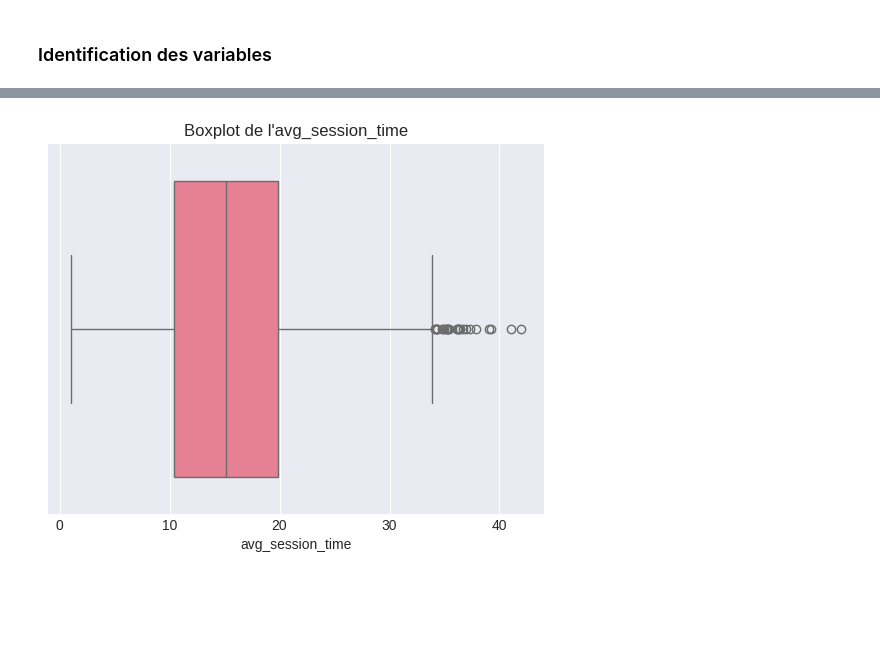
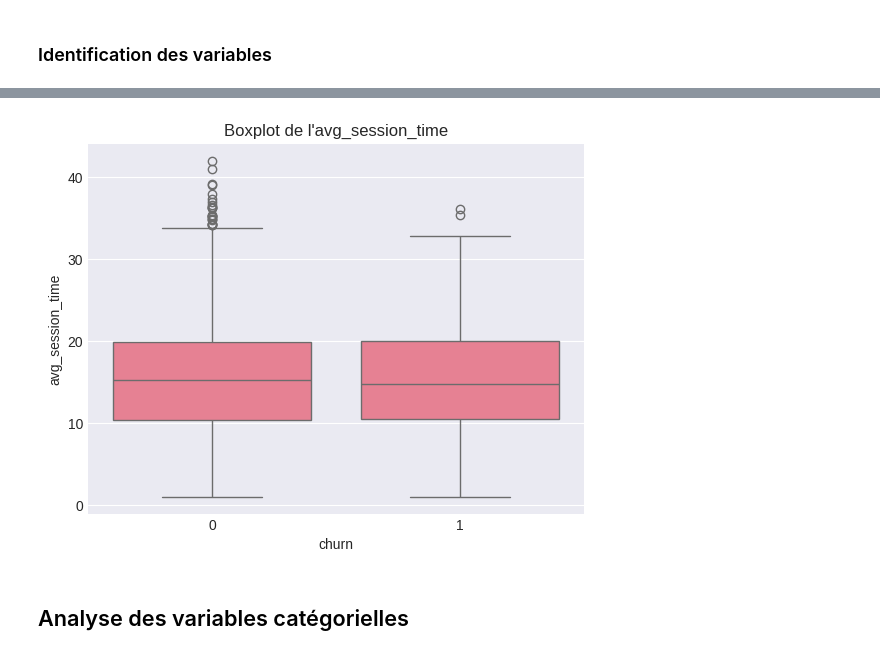
Before and after one commit to anthonybnl/soutenance_m1_data_science, a Jupyter notebook: notebooks/01_EDA.ipynb, the cells around one changed output, grey strips where cells are left out. Drawn from its saved outputs; the diff is of its cells as text; code cells hidden in the pictures; blank space fills up the shorter version.

```diff
--- a/notebooks/01_EDA.ipynb
+++ b/notebooks/01_EDA.ipynb
@@ -236,6 +202,6 @@ variables_numeriques = [
 # %%
-sns.boxplot(x=df["avg_session_time"])
+sns.boxplot(data=df, x="churn", y="avg_session_time")
 plt.title("Boxplot de l'avg_session_time")
 plt.show()
 # %% [output]
-[figure, old version]
+[figure, new version]
@@ -241,0 +245,2 @@ plt.show()
+# %% [markdown]
+## Analyse des variables catégorielles
```
Also changed, not shown: parts of 28 cells of this notebook.
